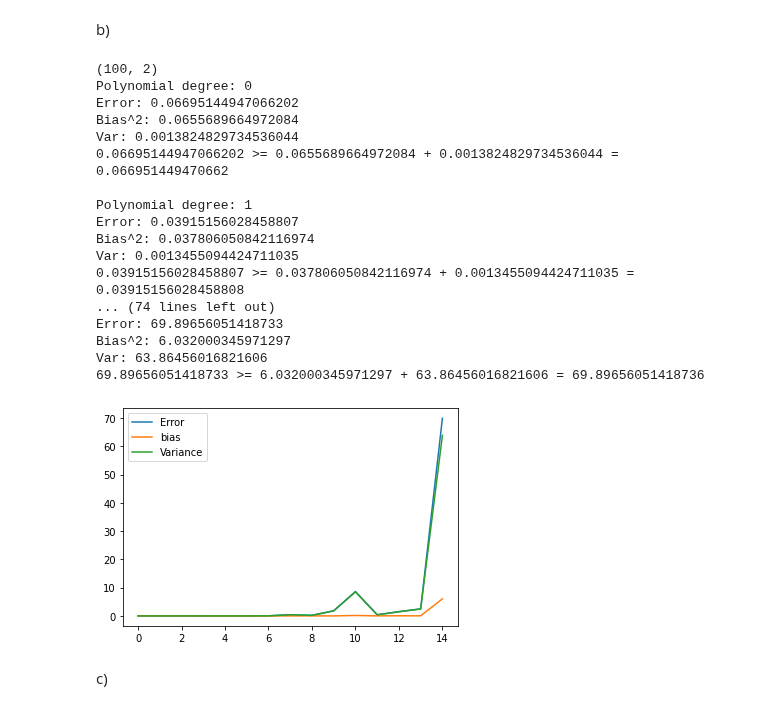
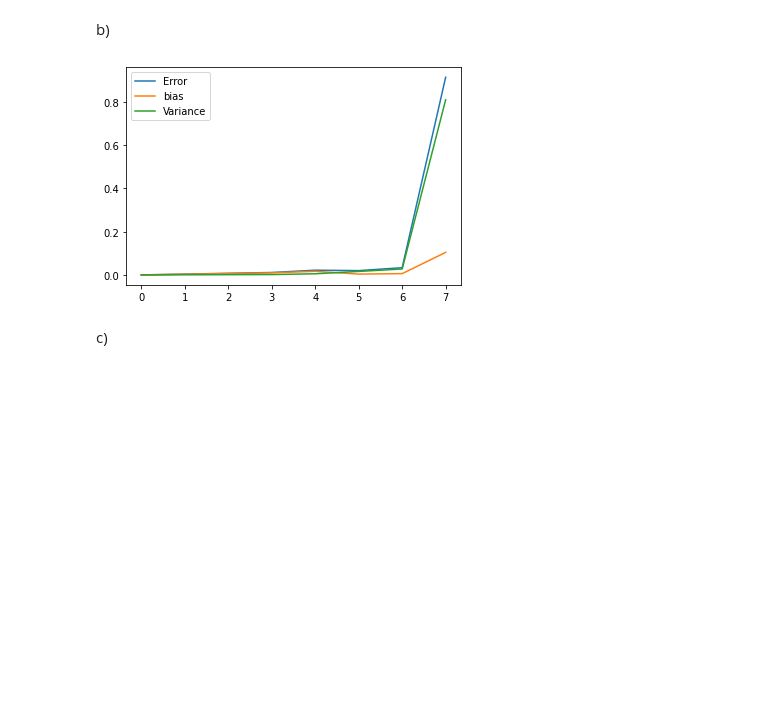
Before and after one commit to espentn/FYS-STK3155, a Jupyter notebook: FYS-STK3155.ipynb, the cells around one changed output. Drawn from its saved outputs; the diff is of its cells as text; code cells hidden in the pictures; blank space fills up the shorter version.

```diff
--- a/FYS-STK3155.ipynb
+++ b/FYS-STK3155.ipynb
@@ -71,14 +71,14 @@ def R2(y_data, y_model):
     return 1 - np.sum((y_data-y_model)**2)/np.sum((y_data-(np.sum(y_data)/n))**2)
 
 #Scale the data and split them for training and testing
-def Scale(X):
-#     X_train, X_test, y_train, y_test = train_test_split(X,y,test_size=0.3)
-    if X.shape[1] > 1:
+def Scale(X_train, X_test):
+    XX = np.copy(X_test)
+    if X_train.shape[1] > 1:
         scaler = StandardScaler()
         scaler.fit(X_train[:,1:])
         X_train[:,1:] = scaler.transform(X_train[:,1:])
-        X_test[:,1:] = scaler.transform(X_test[:,1:])
-    return X_train, X_test#, y_train[:, np.newaxis], y_test[:, np.newaxis]
+        XX[:,1:] = scaler.transform(XX[:,1:])
+    return X_train, XX#, y_train[:, np.newaxis], y_test[:, np.newaxis]
 
 # Calculate the confidence interval of parameters Beta's
 def CIBeta(X, Beta):
@@ -190,7 +190,7 @@ X = createDesignMatrix(x1,x2,degree)
 # print(X)
 
 X_train, X_test, y_train, y_test = train_test_split(X,y,test_size=0.3)
-X_train, X_test = Scale(X)
+X_train, X_test = Scale(X_train, X_test)
 
 beta = np.linalg.pinv(X_train.T.dot(X_train)).dot(X_train.T).dot(y_train)
 y_tilde = (X_train @ beta)
@@ -229,75 +229,65 @@ The 90% confidence interval for beta_0 is 0.4435719429787142 ⟷ 0.4828949642258
 # %% [markdown]
 b)
 # %%
-np.random.seed(20)
+# np.random.seed(20)
+# print(np.random.get_state()[1][0])
 
-sig2 = 0.00001 # noise variance
+sig2 = 0#.001 # noise variance
 n = 10 # number of data points for each feature
 n_boostraps = 100 # number of bootstraps
-maxdegree = 15 # maximum polynomial degree
+maxdegree = 8 # maximum polynomial degree
 
 for n in range(10,11):
 #     print(n)
     # Make data set.
     x1, x2, y = createDataPoints(n, sig2)
     x = np.swapaxes(np.stack((x1.ravel(),x2.ravel())),0,1)
-    print(x.shape)
+#     print(x.shape)
 
     # Define empty arrays
     error = np.zeros(maxdegree)
     bias = np.zeros(maxdegree)
     variance = np.zeros(maxdegree)
     polydegree = np.zeros(maxdegree)
 
 
-    for degree in range(maxdegree):
+    for degree in range(3,maxdegree):
+#         print("\n", degree, "\n")
         X = createDesignMatrix(x[:,[0]],x[:,[1]],degree)
 
         # Split and scale the design data
         X_train, X_test, y_train, y_test = train_test_split(X,y,test_size=0.3)
         y_train, y_test = y_train[:, np.newaxis], y_test[:, np.newaxis]
-        X_train, X_test = splitAndScale(X)
-
+#         X_test.flags.writeable = False
         y_pred = np.empty((y_test.shape[0], n_boostraps))
         for i in range(n_boostraps):
+#             print(i)
             x_, y_ = resample(X_train, y_train)
+#             print("X_test before", X_test[:1, :])
+
+#             x_, X_test2 = Scale(x_, X_test)
+#             print("X_test after", X_test2[:1, :])
+
             beta = np.linalg.pinv(x_.T.dot(x_)).dot(x_.T).dot(y_)
             y_pred[:, i] = (X_test @ beta).squeeze()
 
         polydegree[degree] = degree
         error[degree] = np.mean( np.mean((y_test - y_pred)**2, axis=1, keepdims=True) )
         bias[degree] = np.mean( (y_test - np.mean(y_pred, axis=1, keepdims=True))**2 )
         variance[degree] = np.mean( np.var(y_pred, axis=1, keepdims=True) )
-        print("Polynomial degree:", degree)
-        print("Error:", error[degree])
-        print("Bias^2:", bias[degree])
-        print("Var:", variance[degree])
-        print('{} >= {} + {} = {}\n'.format(error[degree], bias[degree], variance[degree], bias[degree]+variance[degree]))
+#         print("Polynomial degree:", degree)
+#         print("Error:", error[degree])
+#         print("Bias^2:", bias[degree])
+#         print("Var:", variance[degree])
+#         print('{} >= {} + {} = {}\n'.format(error[degree], bias[degree], variance[degree], bias[degree]+variance[degree]))
 #         break
     plt.plot(polydegree, error, label="Error")
     plt.plot(polydegree, bias, label="bias")
     plt.plot(polydegree, variance, label="Variance")
     plt.legend()
     plt.show()
 # %% [output]
-(100, 2)
-Polynomial degree: 0
-Error: 0.06695144947066202
-Bias^2: 0.0655689664972084
-Var: 0.0013824829734536044
-0.06695144947066202 >= 0.0655689664972084 + 0.0013824829734536044 = 0.066951449470662
-
-Polynomial degree: 1
-Error: 0.03915156028458807
-Bias^2: 0.037806050842116974
-Var: 0.0013455094424711035
-0.03915156028458807 >= 0.037806050842116974 + 0.0013455094424711035 = 0.03915156028458808
-... (74 lines left out)
-Error: 69.89656051418733
-Bias^2: 6.032000345971297
-Var: 63.86456016821606
-69.89656051418733 >= 6.032000345971297 + 63.86456016821606 = 69.89656051418736
-[figure, old version]
+[figure, new version]
 # %% [markdown]
 c)
 # %%
```
Also changed, not shown: parts of 1 cell of this notebook.
